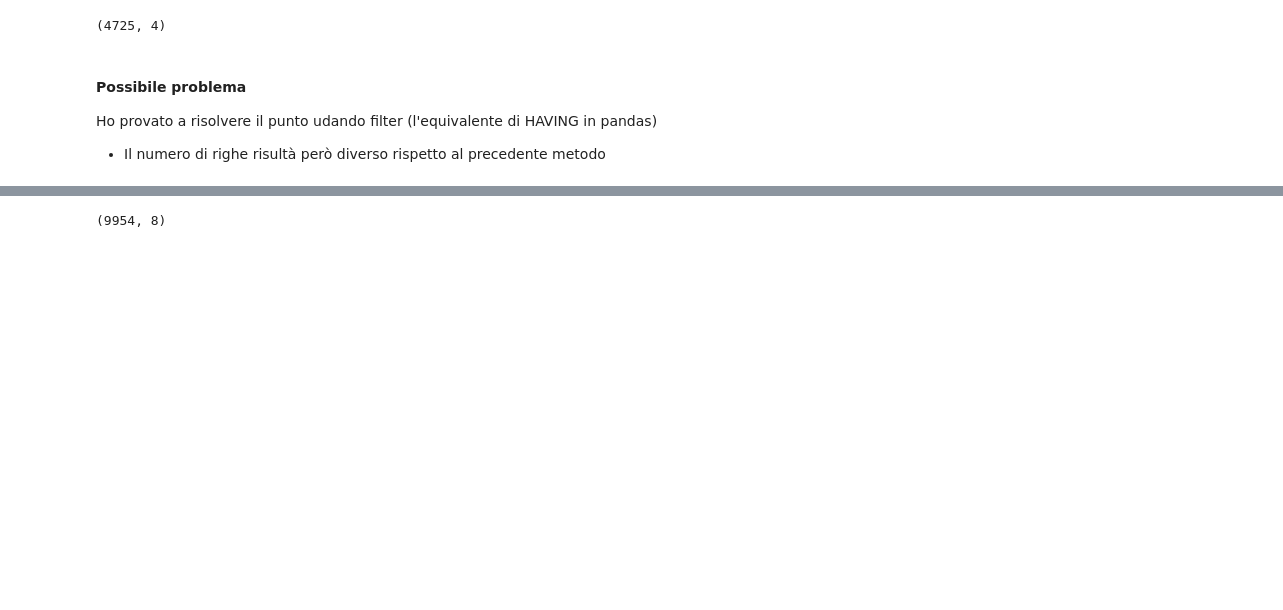
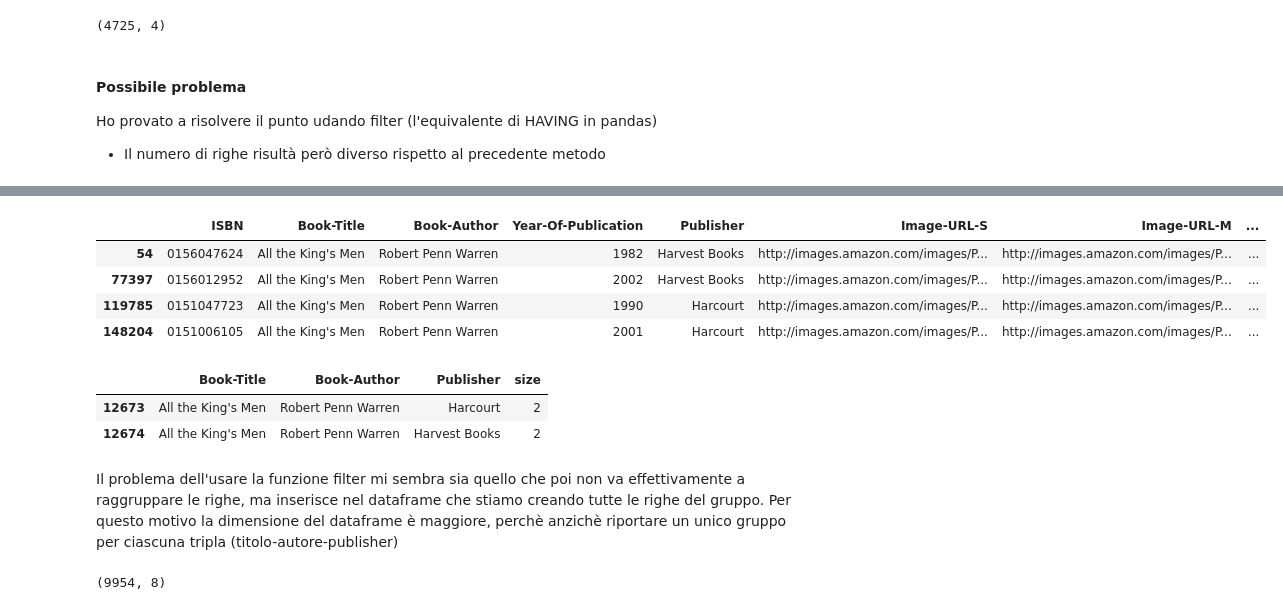
Before and after one commit to giocoal/goodreads-books-simple-data-processing, a Jupyter notebook: progetto2021_ultimo_update.ipynb, the cells around one changed output, grey strips where cells are left out. Saved outputs shown, nothing was run; the diff lists cells and outputs as text; code cells hidden in the pictures; blank space fills up the shorter version.

```diff
--- a/progetto2021_ultimo_update.ipynb
+++ b/progetto2021_ultimo_update.ipynb
@@ -214,3 +221,19 @@ pandas.core.frame.DataFrame
+# %%
+merged_[merged_['Book-Title'] == "All the King's Men"]
+# %% [output]
+|  | ISBN | Book-Title | Book-Author | Year-Of-Publication | Publisher | Image-URL-S | Image-URL-M | ... |
+| 54 | 0156047624 | All the King's Men | Robert Penn Warren | 1982 | Harvest Books | http://images.amazon.com/images/P... | http://images.amazon.com/images/P... | ... |
+| 77397 | 0156012952 | All the King's Men | Robert Penn Warren | 2002 | Harvest Books | http://images.amazon.com/images/P... | http://images.amazon.com/images/P... | ... |
+| 119785 | 0151047723 | All the King's Men | Robert Penn Warren | 1990 | Harcourt | http://images.amazon.com/images/P... | http://images.amazon.com/images/P... | ... |
+| 148204 | 0151006105 | All the King's Men | Robert Penn Warren | 2001 | Harcourt | http://images.amazon.com/images/P... | http://images.amazon.com/images/P... | ... |
+# %%
+merged_books[merged_books['Book-Title'] == "All the King's Men"]
+# %% [output]
+|  | Book-Title | Book-Author | Publisher | size |
+| 12673 | All the King's Men | Robert Penn Warren | Harcourt | 2 |
+| 12674 | All the King's Men | Robert Penn Warren | Harvest Books | 2 |
+# %% [markdown]
+Il problema dell'usare la funzione filter mi sembra sia quello che poi non va effettivamente a raggruppare le righe, ma inserisce nel dataframe che stiamo creando tutte le righe del gruppo. Per questo motivo la dimensione del dataframe è maggiore, perchè anzichè riportare un unico gruppo per ciascuna tripla (titolo-autore-publisher)
 # %%
 merged_.shape
 # %% [output]
```
Also changed, not shown: parts of 2 cells of this notebook.
